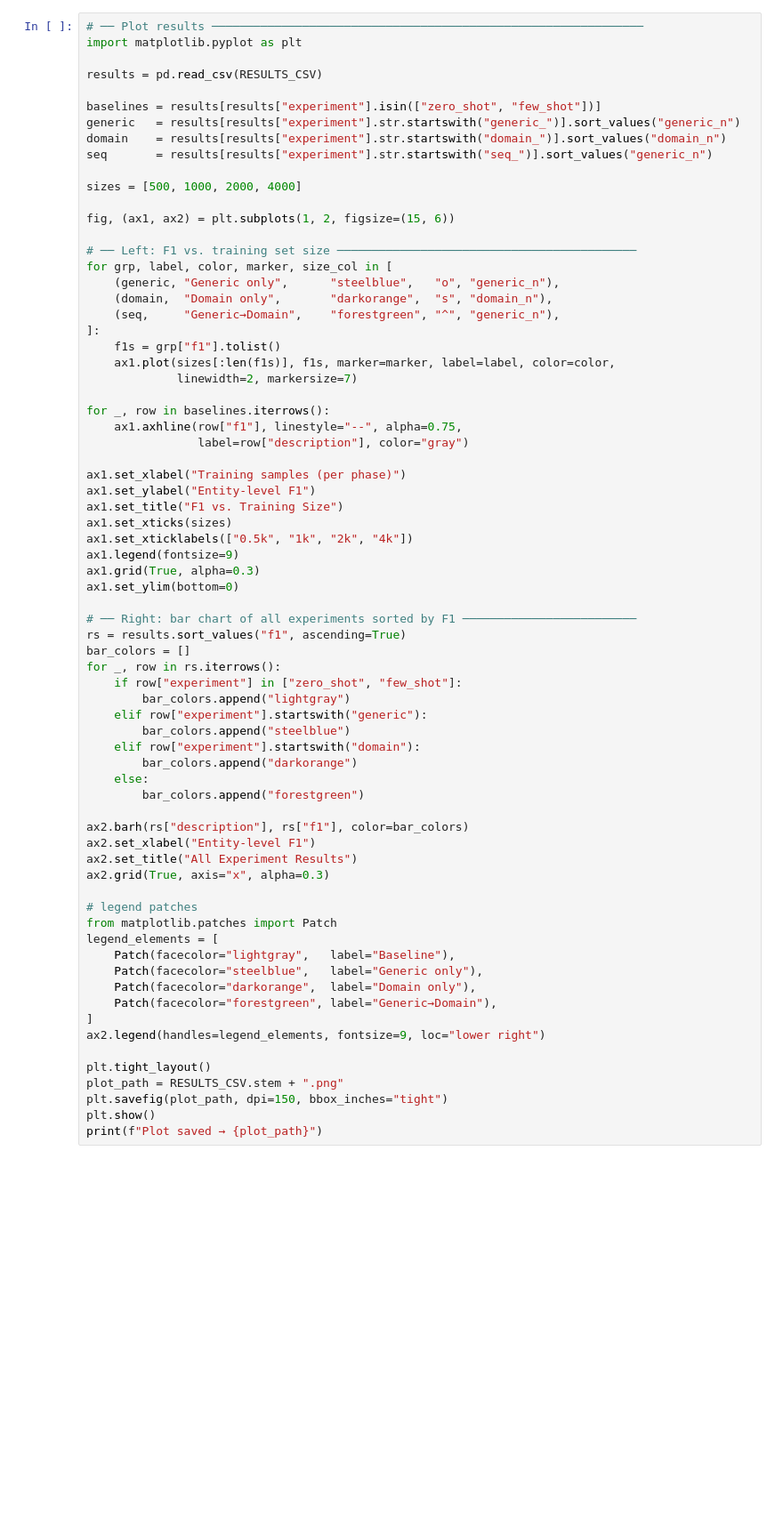
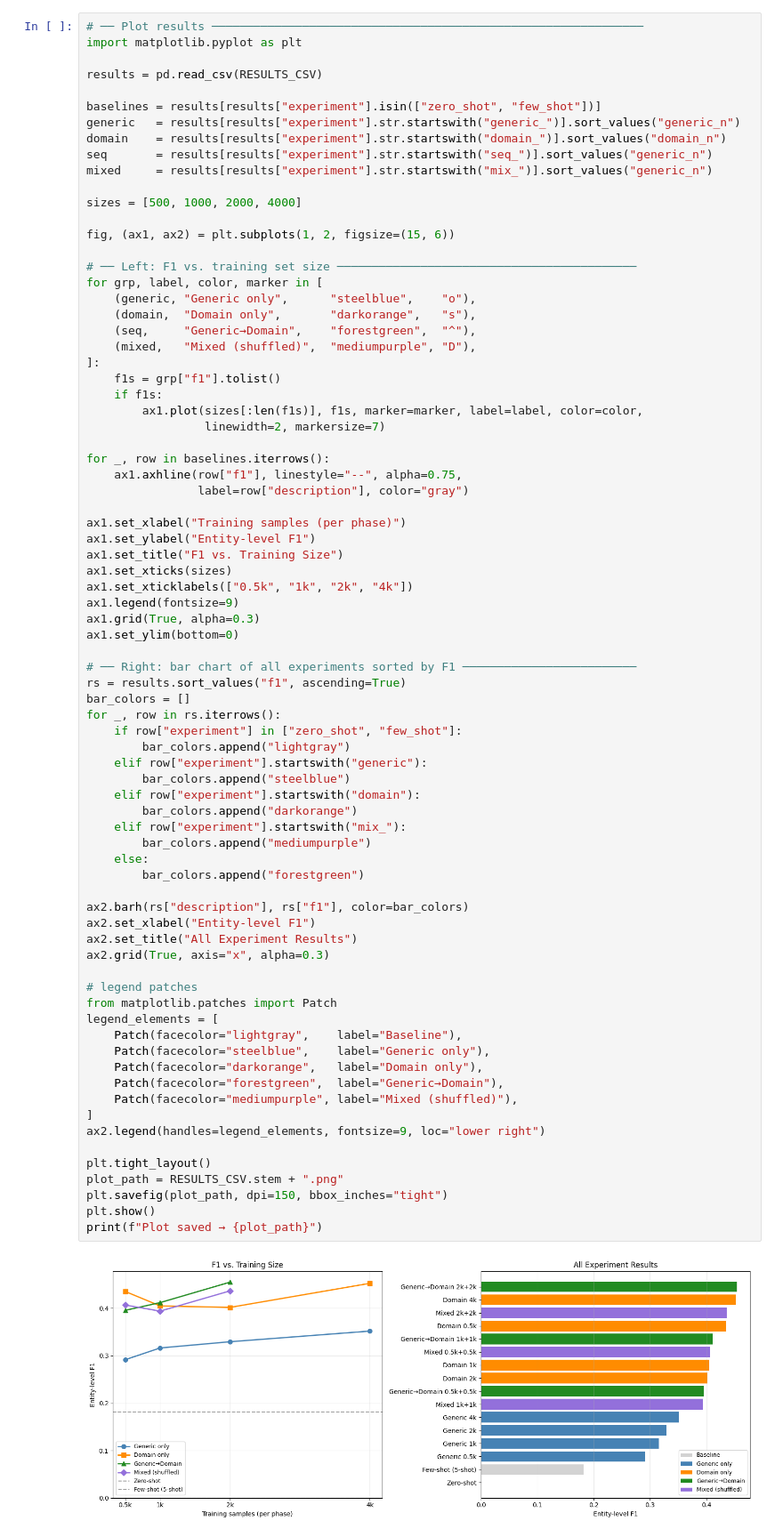
Before and after one commit to Dededon/stat359-project, a Jupyter notebook: finetune_qwen35_9b.ipynb, the cells around one changed output. Shown at 89% size. Drawn from its saved outputs; the diff is of its cells as text; blank space fills up the shorter version.

```diff
--- a/finetune_qwen35_9b.ipynb
+++ b/finetune_qwen35_9b.ipynb
@@ -545,20 +680,23 @@ baselines = results[results["experiment"].isin(["zero_shot", "few_shot"])]
 generic   = results[results["experiment"].str.startswith("generic_")].sort_values("generic_n")
 domain    = results[results["experiment"].str.startswith("domain_")].sort_values("domain_n")
 seq       = results[results["experiment"].str.startswith("seq_")].sort_values("generic_n")
+mixed     = results[results["experiment"].str.startswith("mix_")].sort_values("generic_n")
 
 sizes = [500, 1000, 2000, 4000]
 
 fig, (ax1, ax2) = plt.subplots(1, 2, figsize=(15, 6))
 
 # ── Left: F1 vs. training set size ───────────────────────────────────────────
-for grp, label, color, marker, size_col in [
-    (generic, "Generic only",      "steelblue",   "o", "generic_n"),
-    (domain,  "Domain only",       "darkorange",  "s", "domain_n"),
-    (seq,     "Generic→Domain",    "forestgreen", "^", "generic_n"),
+for grp, label, color, marker in [
+    (generic, "Generic only",      "steelblue",    "o"),
+    (domain,  "Domain only",       "darkorange",   "s"),
+    (seq,     "Generic→Domain",    "forestgreen",  "^"),
+    (mixed,   "Mixed (shuffled)",  "mediumpurple", "D"),
 ]:
     f1s = grp["f1"].tolist()
-    ax1.plot(sizes[:len(f1s)], f1s, marker=marker, label=label, color=color,
-             linewidth=2, markersize=7)
+    if f1s:
+        ax1.plot(sizes[:len(f1s)], f1s, marker=marker, label=label, color=color,
+                 linewidth=2, markersize=7)
 
 for _, row in baselines.iterrows():
     ax1.axhline(row["f1"], linestyle="--", alpha=0.75,
@@ -575,34 +713,39 @@ ax1.set_ylim(bottom=0)
 
 # ── Right: bar chart of all experiments sorted by F1 ─────────────────────────
 rs = results.sort_values("f1", ascending=True)
 bar_colors = []
 for _, row in rs.iterrows():
     if row["experiment"] in ["zero_shot", "few_shot"]:
         bar_colors.append("lightgray")
     elif row["experiment"].startswith("generic"):
         bar_colors.append("steelblue")
     elif row["experiment"].startswith("domain"):
         bar_colors.append("darkorange")
+    elif row["experiment"].startswith("mix_"):
+        bar_colors.append("mediumpurple")
     else:
         bar_colors.append("forestgreen")
 
 ax2.barh(rs["description"], rs["f1"], color=bar_colors)
 ax2.set_xlabel("Entity-level F1")
 ax2.set_title("All Experiment Results")
 ax2.grid(True, axis="x", alpha=0.3)
 
 # legend patches
 from matplotlib.patches import Patch
 legend_elements = [
-    Patch(facecolor="lightgray",   label="Baseline"),
-    Patch(facecolor="steelblue",   label="Generic only"),
-    Patch(facecolor="darkorange",  label="Domain only"),
-    Patch(facecolor="forestgreen", label="Generic→Domain"),
+    Patch(facecolor="lightgray",    label="Baseline"),
+    Patch(facecolor="steelblue",    label="Generic only"),
+    Patch(facecolor="darkorange",   label="Domain only"),
+    Patch(facecolor="forestgreen",  label="Generic→Domain"),
+    Patch(facecolor="mediumpurple", label="Mixed (shuffled)"),
 ]
 ax2.legend(handles=legend_elements, fontsize=9, loc="lower right")
 
 plt.tight_layout()
 plot_path = RESULTS_CSV.stem + ".png"
 plt.savefig(plot_path, dpi=150, bbox_inches="tight")
 plt.show()
 print(f"Plot saved → {plot_path}")
+# %% [output]
+[figure, added]
```
Also changed, not shown: parts of 28 cells of this notebook, 2 other files.
